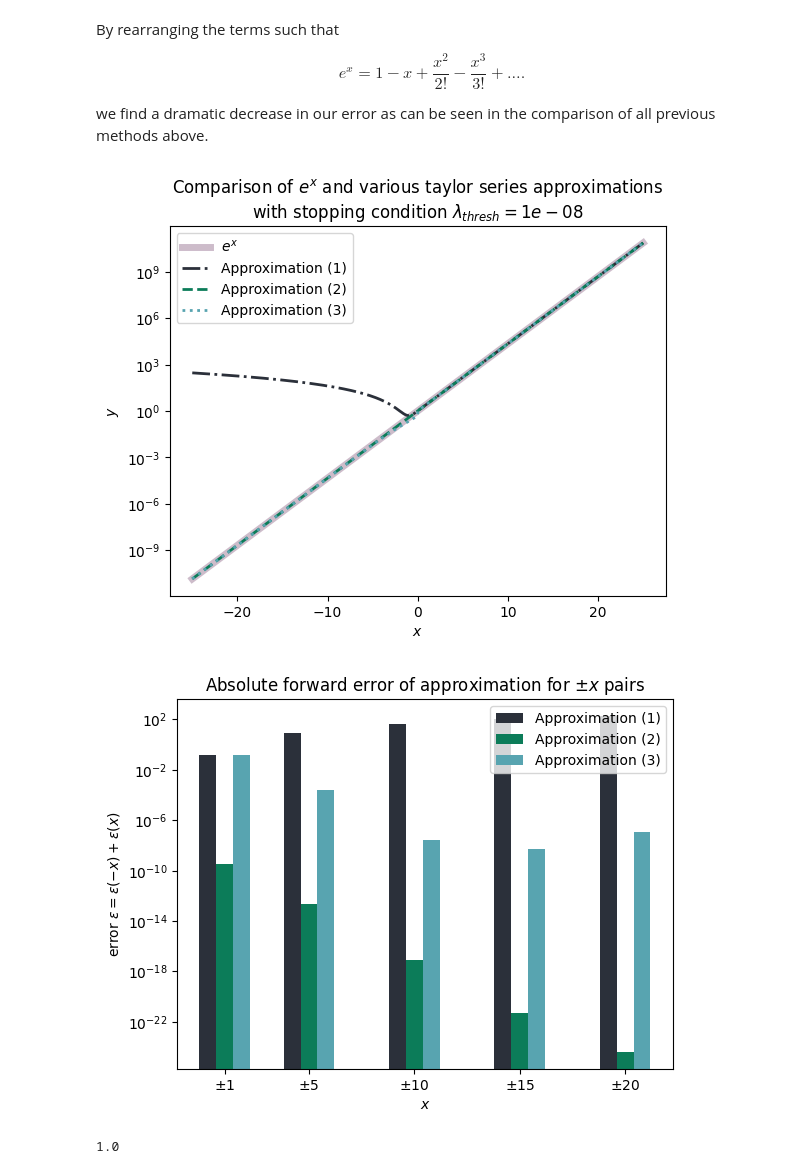
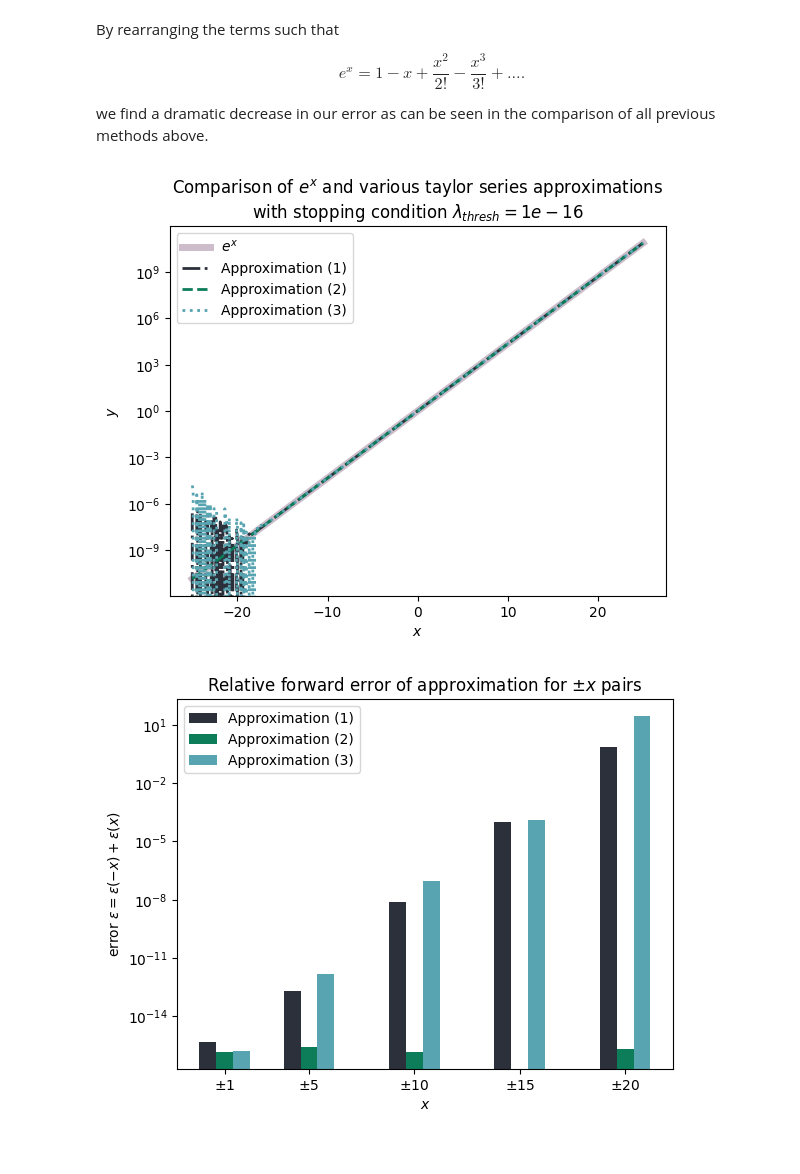
Before and after one commit to jonas4climate/na-assignment1, a Jupyter notebook: hw1_2023.ipynb, the cells around one changed output. Saved outputs shown, nothing was run; the diff lists cells and outputs as text; code cells hidden in the pictures.

Commit message:
relative error, fixed talyor

```diff
--- a/hw1_2023.ipynb
+++ b/hw1_2023.ipynb
@@ -141,14 +141,13 @@ Test your program for $$x = \pm 1, \pm 5, \pm 10, \pm 15, \pm 20 , $$ and compar
 # %%
 xs = np.linspace(-25, 25, 500)
 x_values = np.array([1, 5, 10, 15, 20])
-lambda_thresh = 10**-8
-
+lambda_thresh = 10**-16
 
 # Approximation (1)
 def taylor_series_v1(x):
-    total = 1 + x
-    i = 2
-    while x**i/factorial(i) > lambda_thresh:
+    total = 0
+    i = 0
+    while abs(x**i/factorial(i)) > lambda_thresh:
         total += x**i/factorial(i)
         i += 1
     return total
@@ -161,7 +160,7 @@ y, y_hat_1 = np.exp(xs), v_taylor_series_v1(xs)
 # Data for plotting only x_value pairs
 true_pos, true_neg = np.exp(x_values), np.exp(-x_values)
 chosen_y_hat_1_pos, chosen_y_hat_1_neg = v_taylor_series_v1(x_values), v_taylor_series_v1(-x_values)
-errors_1 = np.abs(chosen_y_hat_1_pos-true_pos) + np.abs(chosen_y_hat_1_neg-true_neg)
+errors_1 = np.abs(chosen_y_hat_1_pos-true_pos)/true_pos + np.abs(chosen_y_hat_1_neg-true_neg)/true_neg
 
 
 plt.semilogy(xs, y, linewidth=5, color=COLORS[3], alpha=0.5)
@@ -181,7 +180,7 @@ plt.xlabel('$x$')
 plt.ylabel('error $\\epsilon = \\epsilon_{-x} + \\epsilon_{x}$')
 plt.yscale('log')
 plt.legend(['Approximation (1)', 'Approximation (2)'])
-plt.title('Absolute forward error of approximation for $\\pm x$ pairs')
+plt.title('Relative forward error of approximation for $\\pm x$ pairs')
 plt.savefig(f'{SAVE_DIR}/comparison_e_approx_1_error.png', dpi=300)
 plt.show()
 # %% [output]
@@ -209,7 +208,7 @@ def taylor_series_v2(x):
 
 v_taylor_series_v2 = np.vectorize(taylor_series_v2)
 chosen_y_hat_2_pos, chosen_y_hat_2_neg = v_taylor_series_v2(x_values), v_taylor_series_v2(-x_values)
-errors_2 = np.abs(chosen_y_hat_2_neg-true_neg)
+errors_2 = np.abs(chosen_y_hat_2_neg-true_neg)/true_neg
 y_hat_2 = v_taylor_series_v2(xs)
 
 plt.semilogy(xs, y, linewidth=5, color=COLORS[3], alpha=0.5)
@@ -229,7 +228,7 @@ plt.xlabel('$x$')
 plt.ylabel('error $\\epsilon_{{x}}$')
 plt.yscale('log')
 plt.legend(['Approximation (1)', 'Approximation (2)'])
-plt.title('Comparison of absolute forward error of approximations for $x < 0$')
+plt.title('Comparison of relative forward error of approximations for $x < 0$')
 plt.savefig(f'{SAVE_DIR}/comparison_e_approx_1_2_error.png', dpi=300)
 plt.show()
 # %% [output]
@@ -251,54 +250,49 @@ we find a dramatic decrease in our error as can be seen in the comparison of all
 # Approximation (3)
 def taylor_series_v3(x):
     if x < 0:
-        total = 1 - x
         pos = 0
         neg = 0
-        i = 2
-        while (-x)**i/factorial(i) > lambda_thresh/100:
+        i = 0
+        while abs(x**i/factorial(i)) > lambda_thresh:
             if i % 2 == 0:
-                pos += (x)**i/factorial(i)
+                pos += x**i/factorial(i)
             else:
-                neg += (x)**i/factorial(i)
+                neg += x**i/factorial(i)
             i += 1
-        total += total + pos - neg
-        return 1/total
+        total = pos + neg
+        return total
     else:
         return taylor_series_v1(x)
 
 v_taylor_series_v3 = np.vectorize(taylor_series_v3)
 y_hat_3 = v_taylor_series_v3(xs)
 selected_y_hat_3_pos, selected_y_hat_3_neg = v_taylor_series_v3(x_values), v_taylor_series_v3(-x_values)
-errors_3 = np.abs(selected_y_hat_3_pos-true_pos) + np.abs(selected_y_hat_3_neg-true_neg)
+errors_3 = np.abs(selected_y_hat_3_pos-true_pos)/true_pos + np.abs(selected_y_hat_3_neg-true_neg)/true_neg
 
 plt.semilogy(xs, y, linewidth=5, color=COLORS[3], alpha=0.5)
 plt.semilogy(xs, y_hat_1, linewidth=2.0, color=COLORS[0], linestyle='-.')
 plt.semilogy(xs, y_hat_2, linewidth=2.0, color=COLORS[1], linestyle='--')
 plt.semilogy(xs, y_hat_3, linewidth=2.0, color=COLORS[2], linestyle=':')
 plt.xlabel('$x$')
 plt.ylabel('$y$')
 plt.legend(['$e^x$', 'Approximation (1)', 'Approximation (2)', 'Approximation (3)'])
 plt.title('Comparison of $e^x$ and various taylor series approximations\n' +
           f'with stopping condition $\\lambda_{{thresh}}={lambda_thresh}$')
 plt.savefig(f'{SAVE_DIR}/comparison_e_approx_1_2_3.png', dpi=300)
 plt.show()
 
 
 bar1 = plt.bar(x_values-0.8, errors_1, color=COLORS[0], width=0.8)
 bar2 = plt.bar(x_values, errors_2, color=COLORS[1], width=0.8)
 bar2 = plt.bar(x_values+0.8, errors_3, color=COLORS[2], width=0.8)
 plt.xticks(x_values, ['$\\pm$' + str(x_value) for x_value in x_values])
 plt.xlabel('$x$')
 plt.ylabel('error $\\epsilon = \\epsilon(-x) + \\epsilon(x)$')
 plt.yscale('log')
 plt.legend(['Approximation (1)', 'Approximation (2)', 'Approximation (3)'])
-plt.title('Absolute forward error of approximation for $\\pm x$ pairs')
+plt.title('Relative forward error of approximation for $\\pm x$ pairs')
 plt.savefig(f'{SAVE_DIR}/comparison_e_approx_1_2_3_error.png', dpi=300)
 plt.show()
 # %% [output]
-[figure, old version]
+[figure, new version]
-[figure, old version]
+[figure, new version]
-# %%
-print(taylor_series_v1(-2))
-# %% [output]
-1.0
```
Also changed, not shown: parts of 2 cells of this notebook, 6 other files.
